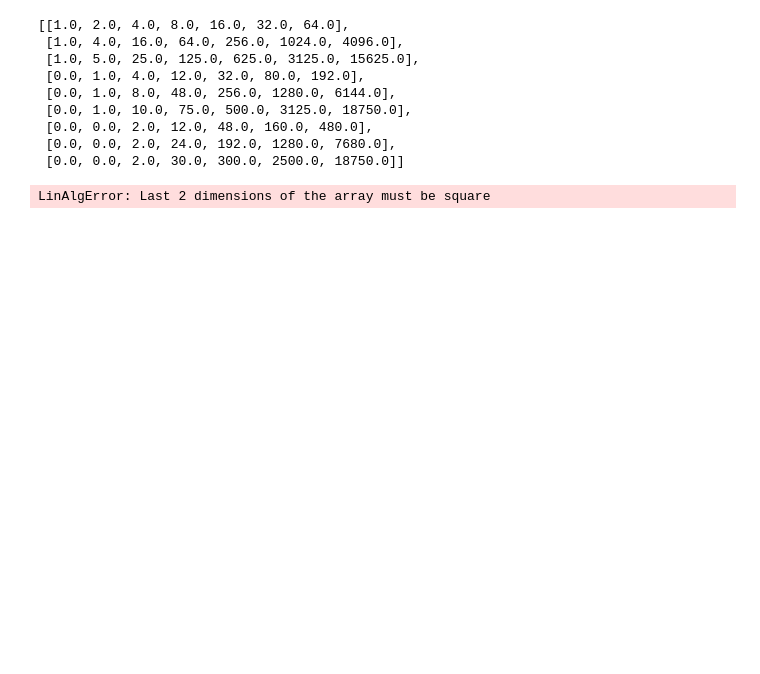
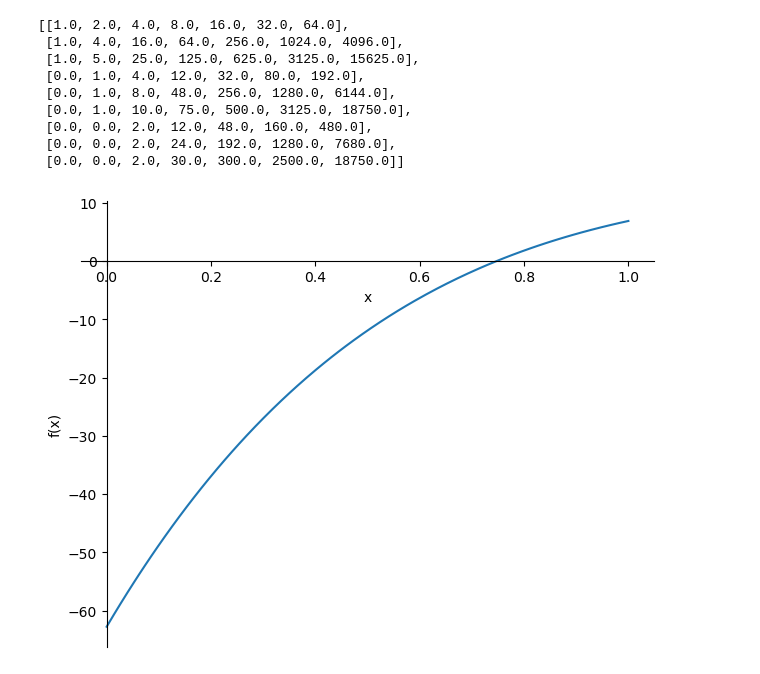
Before and after one commit to khanmhmdi/Numerical-Analysis, a Jupyter notebook: Interpolation.ipynb, the cells around one changed output. Cells and saved outputs as stored; diff of their text form; code cells hidden in the pictures; blank space fills up the shorter version.

Commit message:
finally solved!

```diff
--- a/Interpolation.ipynb
+++ b/Interpolation.ipynb
@@ -172,6 +183,15 @@ A
  [0.0, 0.0, 2.0, 24.0, 192.0, 1280.0, 7680.0],
  [0.0, 0.0, 2.0, 30.0, 300.0, 2500.0, 18750.0]]
 # %%
-y = np.linalg.solve(np.array(A),np.array(B))
+# This method will not work
+#y = np.linalg.solve(np.array(A),np.array(B))
-# %% [output]
-LinAlgError: Last 2 dimensions of the array must be square
+# %%
+#Instead we use this method which can solve non-square matrix equations
+y = np.linalg.lstsq(A, B, rcond=None)[0]
+# %%
+from sympy import symbols
+from sympy.plotting import plot
+x = symbols('x')
+p1 = plot(y[0]+y[1]*x+y[2]*x*x+y[3]*x**3+y[4]*x**4+y[5]*x**5+y[6]*x**6,(x, 0, 1), show=True)
+# %% [output]
+[figure, added]
```
Also changed, not shown: parts of 9 cells of this notebook.
